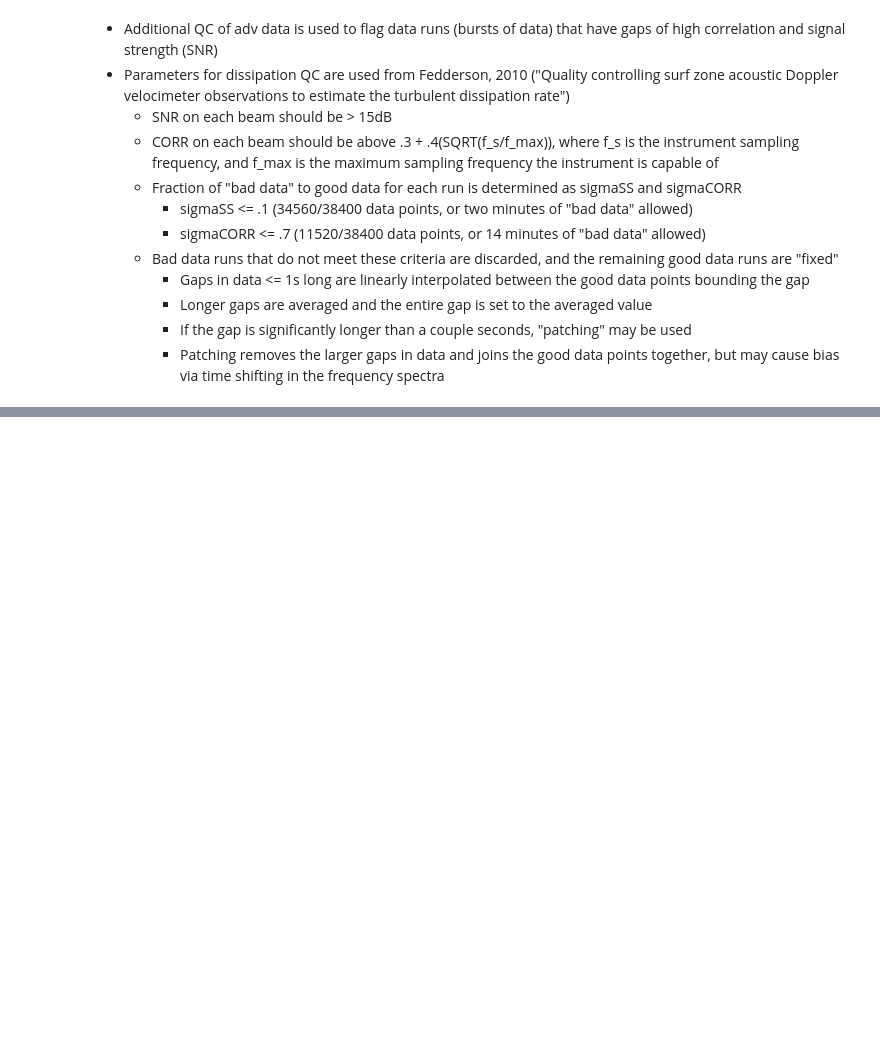
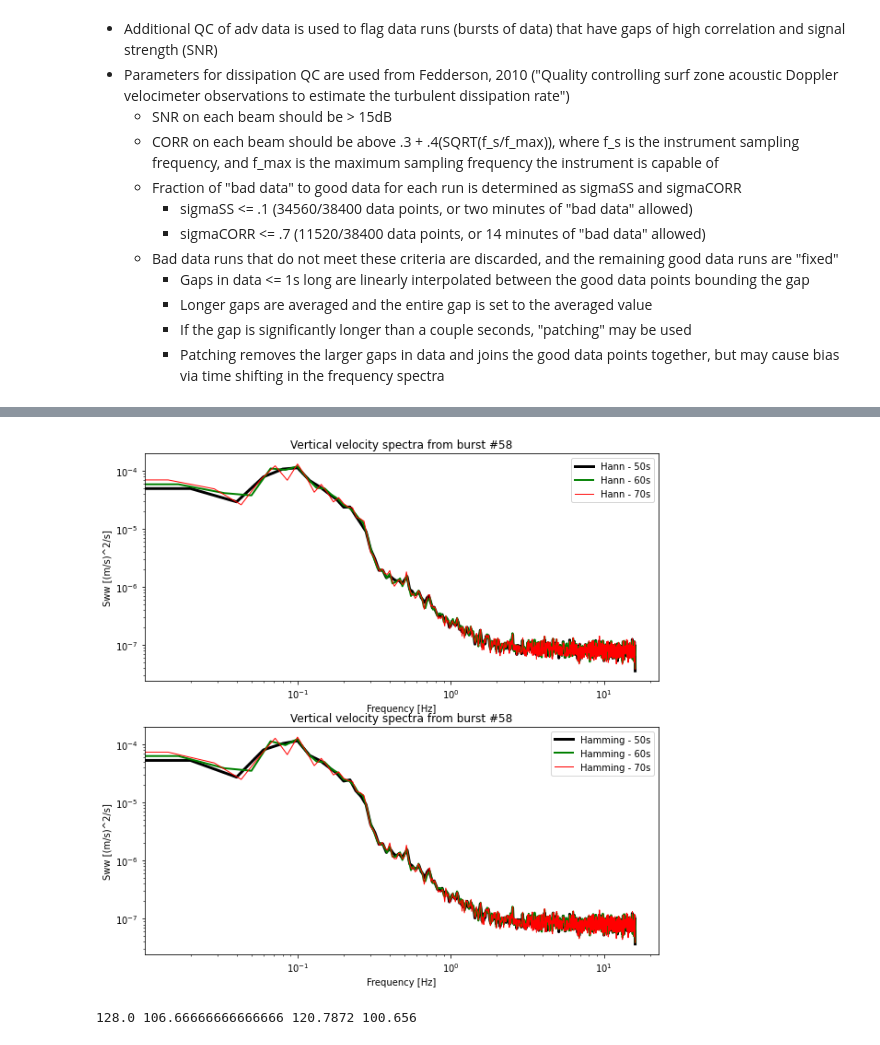
Before and after one commit to lagrady/Kelp-Forest-Hydrodynamics, a Jupyter notebook: notebooks/Turbulent_dissipation.ipynb, the cells around one changed output, grey strips where cells are left out. Cells and saved outputs as stored; diff of their text form; code cells hidden in the pictures; blank space fills up the shorter version.

```diff
--- a/notebooks/Turbulent_dissipation.ipynb
+++ b/notebooks/Turbulent_dissipation.ipynb
@@ -319,0 +77,5 @@ M_ll: 0.10889979838275736 J_ll: 0.10889539651432752
+# %%
+#Import data
+adv1Int = xr.open_dataset('ADV/adv1_interp.nc')
+adv1Patch = xr.open_dataset('ADV/adv1_Patched.nc')
+adv1IntAvg = xr.open_dataset('ADV/adv1_IntAvg.nc')
@@ -319,0 +84,51 @@ M_ll: 0.10889979838275736 J_ll: 0.10889539651432752
+# %%
+# Compare window types and segment lengths
+
+# Select single "good" data burst
+# Burst 76 provides a good looking spectral curve, so it will be used
+# to test eps estimate parameters
+burst_number = 58
+ds = adv1Patch.copy(deep=True)
+burst = ds.Up.where((ds.BurstNum.isin(burst_number)) & (ds.Up.isnull()==False), drop = True)
+
+# Fedderson 2010 and 2007 uses combination of 50s and 70s windows
+# Both Hann and Hamming windows used through the literature
+Fw_hann50s, Sw_hann50s = welch(burst, fs=32, nperseg= 1600, window='hann') # Vertical velocity spectra
+Fw_hann60s, Sw_hann60s = welch(burst, fs=32, nperseg= 1920, window='hann')
+Fw_hann70s, Sw_hann70s = welch(burst, fs=32, nperseg= 2240, window='hann')
+
+Fw_hamm50s, Sw_hamm50s = welch(burst, fs=32, nperseg= 1600, window='hamming')
+Fw_hamm60s, Sw_hamm60s = welch(burst, fs=32, nperseg= 1920, window='hamming')
+Fw_hamm70s, Sw_hamm70s = welch(burst, fs=32, nperseg= 2240, window='hamming')
+
+plt.figure(figsize = (10,10))
+plt.subplot(211)
+plt.title('Vertical velocity spectra from burst #' + str(burst_number))
+plt.loglog(Fw_hann50s, Sw_hann50s, '-k', lw = 3)
+plt.loglog(Fw_hann60s, Sw_hann60s, '-g', lw = 2)
+plt.loglog(Fw_hann70s, Sw_hann70s, '-r', lw = 1)
+plt.xlabel('Frequency [Hz]')
+plt.ylabel('Sww [(m/s)^2/s]')
+plt.legend(['Hann - 50s', 'Hann - 60s', 'Hann - 70s'])
+
+plt.subplot(212)
+plt.title('Vertical velocity spectra from burst #' + str(burst_number))
+plt.loglog(Fw_hamm50s, Sw_hamm50s, '-k', lw = 3)
+plt.loglog(Fw_hamm60s, Sw_hamm60s, '-g', lw = 2)
+plt.loglog(Fw_hamm70s, Sw_hamm70s, '-r', lw = 1)
+plt.xlabel('Frequency [Hz]')
+plt.ylabel('Sww [(m/s)^2/s]')
+plt.legend(['Hamming - 50s', 'Hamming - 60s', 'Hamming - 70s'])
+
+plt.show()
+# %% [output]
+[figure, added]
+# %%
+dof_hann50s = (8/3) * (38400/800)
+dof_hann60s = (8/3) * (38400/960)
+dof_hamm50s = (2.5164) * (38400/800)
+dof_hamm60s = (2.5164) * (38400/960)
+
+print(str(dof_hann50s),str(dof_hann60s),str(dof_hamm50s),str(dof_hamm60s))
+# %% [output]
+128.0 106.66666666666666 120.7872 100.656
```
Also changed, not shown: parts of 45 cells of this notebook, 1 other file.
